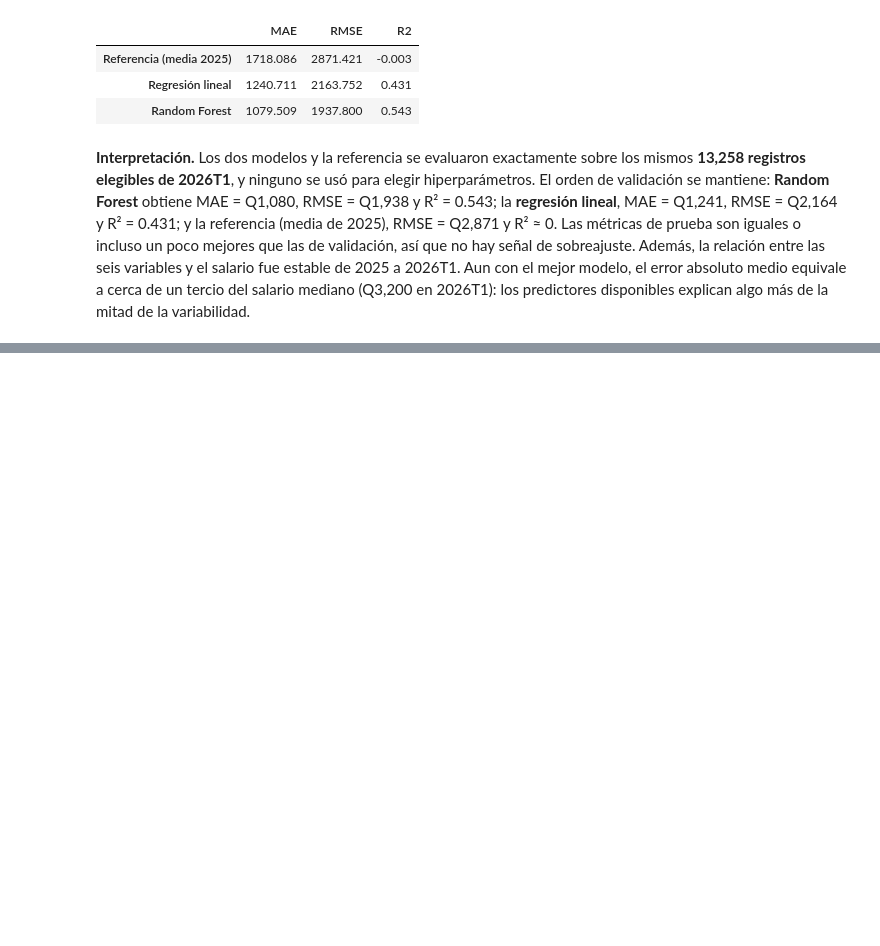
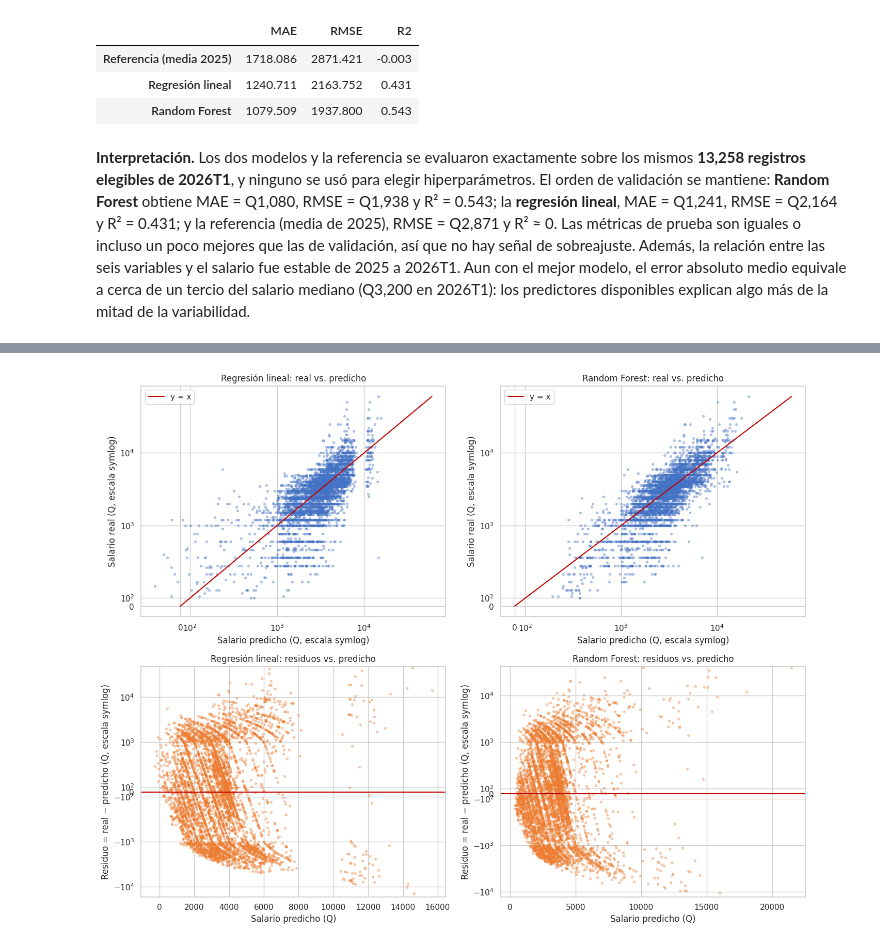
Before and after one commit to FelipeAP04/Lab7-DataScience, a Jupyter notebook: lab7_analisis_segmentacion.ipynb, the cells around one changed output, grey strips where cells are left out. Saved outputs shown, nothing was run; the diff lists cells and outputs as text; code cells hidden in the pictures; blank space fills up the shorter version.

Commit message:
Visualización y análisis de errores

```diff
--- a/lab7_analisis_segmentacion.ipynb
+++ b/lab7_analisis_segmentacion.ipynb
@@ -804,0 +809,23 @@ Registros elegibles de prueba: 13,258; con predicción de ambos modelos: 13,258
+# %%
+plot_sample = test_pred.orderBy(F.rand(seed=42)).limit(5000).toPandas()
+models = [("pred_lr", "resid_lr", "Regresión lineal"), ("pred_rf", "resid_rf", "Random Forest")]
+
+fig, axes = plt.subplots(2, 2, figsize=(14, 11))
+upper = plot_sample[[TARGET, "pred_lr", "pred_rf"]].max().max()
+for col, (pred, resid, name) in enumerate(models):
+    ax = axes[0, col]
+    ax.scatter(plot_sample[pred], plot_sample[TARGET], s=8, alpha=.35, color="#4472C4")
+    ax.plot([0, upper], [0, upper], color="#C00000", lw=1.5, label="y = x")
+    ax.set_xscale("symlog", linthresh=1000); ax.set_yscale("symlog", linthresh=1000)
+    ax.set_title(f"{name}: real vs. predicho"); ax.set_xlabel("Salario predicho (Q, escala symlog)")
+    ax.set_ylabel("Salario real (Q, escala symlog)"); ax.legend()
+
+    ax = axes[1, col]
+    ax.scatter(plot_sample[pred], plot_sample[resid], s=8, alpha=.35, color="#ED7D31")
+    ax.axhline(0, color="#C00000", lw=1.5)
+    ax.set_yscale("symlog", linthresh=1000)
+    ax.set_title(f"{name}: residuos vs. predicho"); ax.set_xlabel("Salario predicho (Q)")
+    ax.set_ylabel("Residuo = real − predicho (Q, escala symlog)")
+plt.tight_layout(); plt.savefig(OUTPUTS_DIR / "real_vs_predicho_residuos.png", dpi=150); plt.show()
+# %% [output]
+[figure, added]
```
Also changed, not shown: parts of 5 cells of this notebook, 2 other files.
